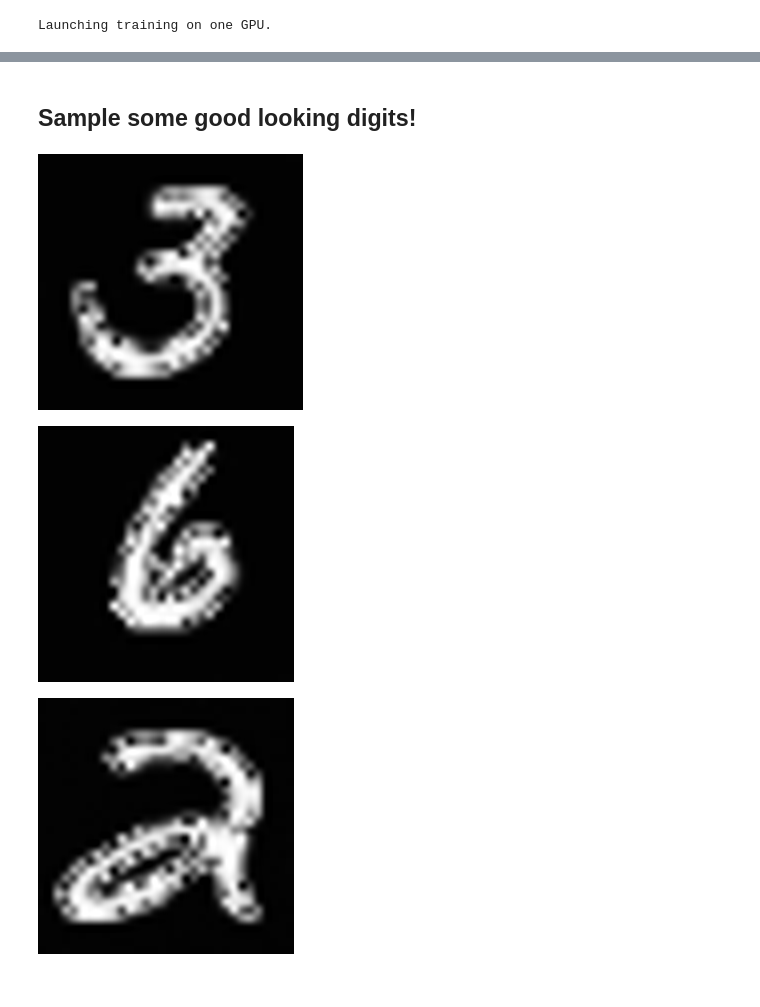
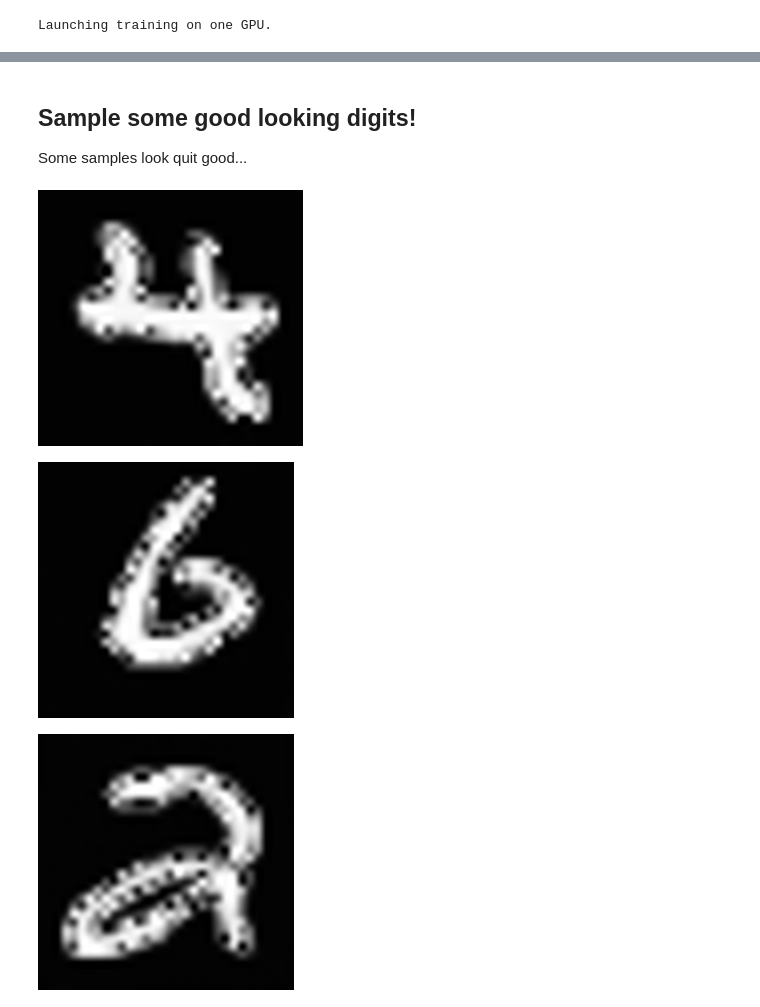
Before and after one commit to st-howard/blog-notebooks, a Jupyter notebook: MNIST-Diffusion/Diffusion Digits - Generating MNIST Digits from noise with HuggingFace Diffusers.ipynb, the cells around one changed output, grey strips where cells are left out. Drawn from its saved outputs; the diff is of its cells as text; code cells hidden in the pictures.

```diff
--- a/MNIST-Diffusion/Diffusion Digits - Generating MNIST Digits from noise with HuggingFace Diffusers.ipynb
+++ b/MNIST-Diffusion/Diffusion Digits - Generating MNIST Digits from noise with HuggingFace Diffusers.ipynb
@@ -94,7 +94,7 @@ class TrainingConfig:
     image_size=32 #Resize the digits to be a power of two
     train_batch_size = 32
     eval_batch_size = 32
-    num_epochs = 2
+    num_epochs = 5
     gradient_accumulation_steps = 1
     learning_rate = 1e-4
     lr_warmpup_steps = 500
@@ -320,18 +350,20 @@ def sample(unet, scheduler,seed,save_process_dir=None):
     return torchvision.transforms.ToPILImage()(image.squeeze(0))
 # %% [markdown]
 ## Sample some good looking digits!
+
+Some samples look quit good...
 # %%
-test_image=sample(model,noise_scheduler,1,"output_1")
+test_image=sample(model,noise_scheduler,2)
 test_image.resize((265,256))
 # %% [output]
-[figure, old version]
+[figure, new version]
 # %%
 test_image=sample(model,noise_scheduler,5)
 test_image.resize((256,256))
 # %% [output]
-[figure, old version]
+[figure, new version]
 # %%
 test_image=sample(model,noise_scheduler,1991)
 test_image.resize((256,256))
 # %% [output]
-[figure, old version]
+[figure, new version]
```
Also changed, not shown: parts of 21 cells of this notebook.
